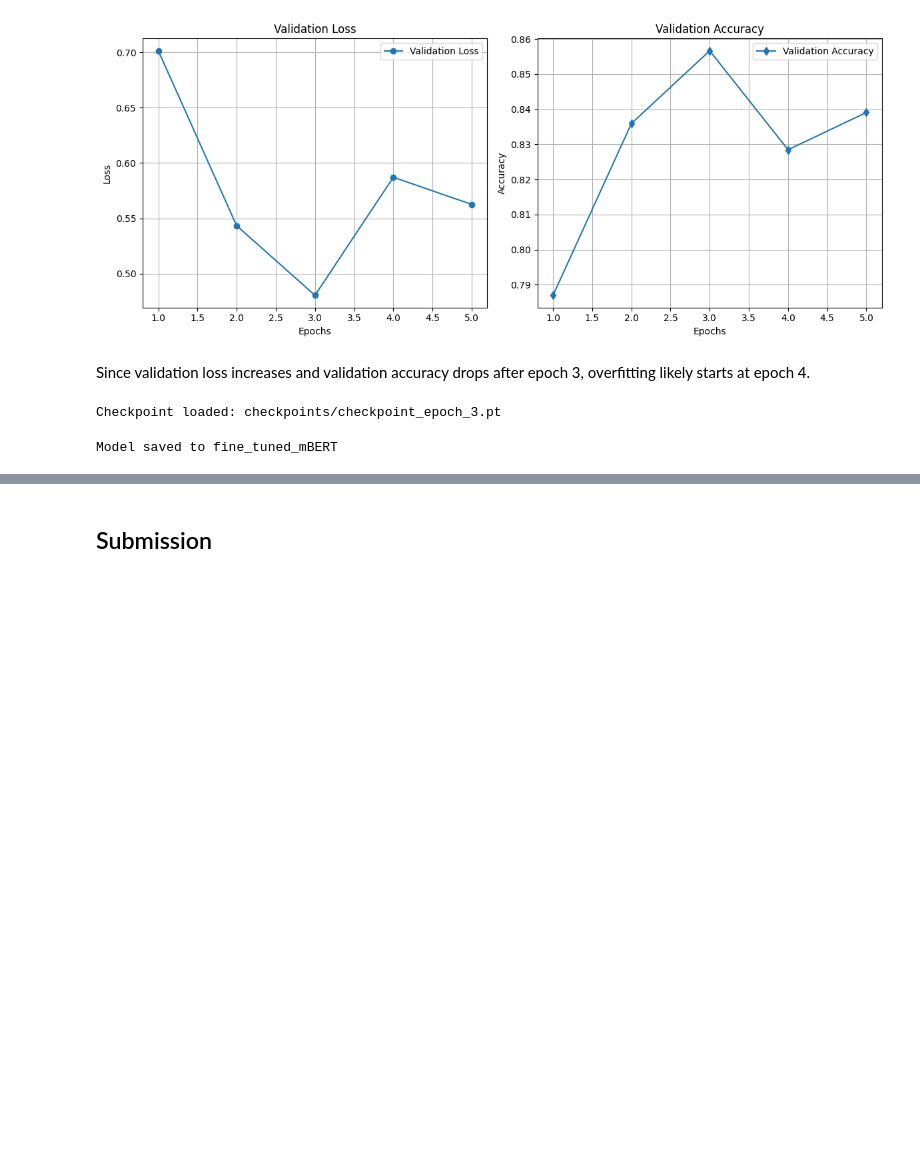
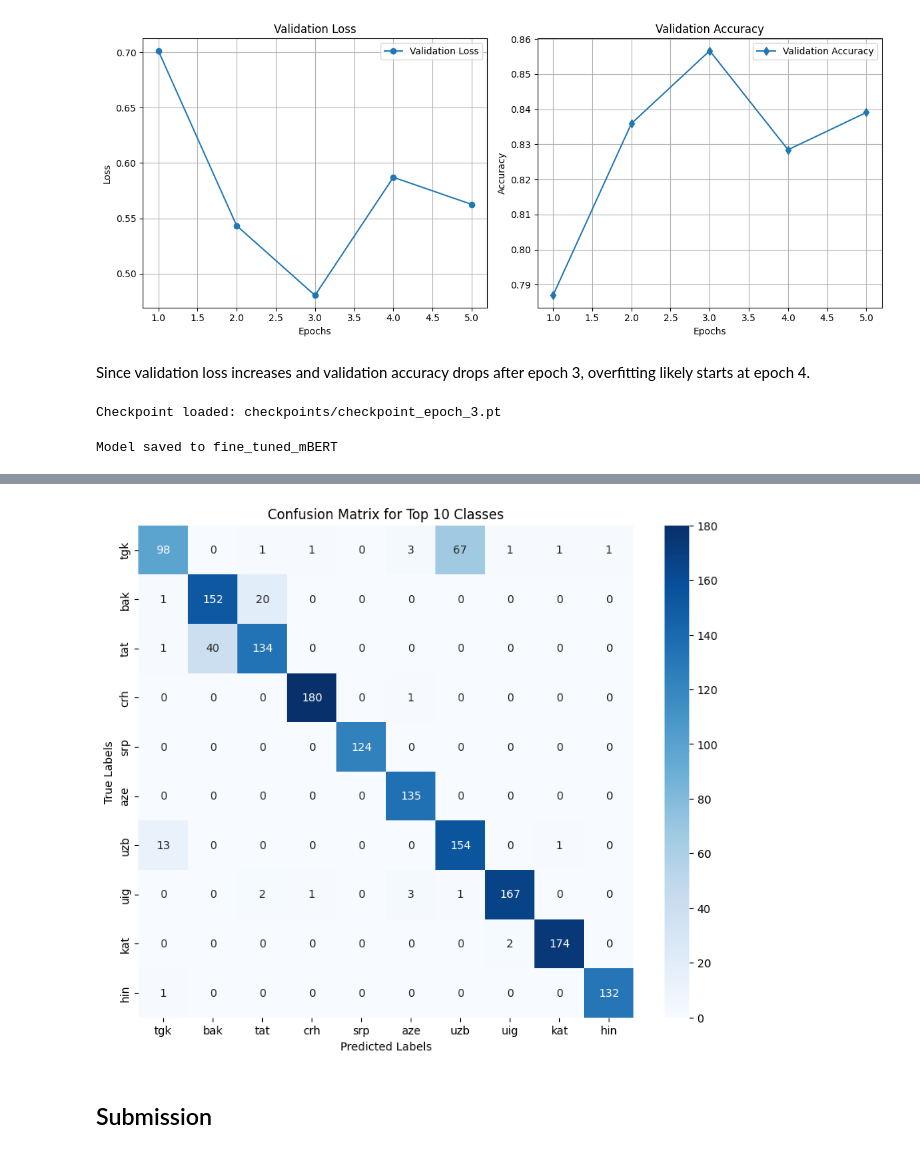
Before and after one commit to yuxianzuo/NLP_Kaggle, a Jupyter notebook: text_classifier.ipynb, the cells around one changed output, grey strips where cells are left out. Cells and saved outputs as stored; diff of their text form; code cells hidden in the pictures; blank space fills up the shorter version.

```diff
--- a/text_classifier.ipynb
+++ b/text_classifier.ipynb
@@ -540,0 +592,12 @@ Model saved to fine_tuned_mBERT
+# %%
+true_labels, pred_labels = evaluate_and_get_predictions(model, val_dataloader)
+# %%
+int_to_label = {v: k for k, v in label_to_int.items()}
+
+true_labels = [int_to_label[label] for label in true_labels]
+pred_labels = [int_to_label[label] for label in pred_labels]
+# %%
+label_counts = Counter(true_labels)
+top_10_classes = [label for label, _ in label_counts.most_common(10)]
+
+print("Top 10 Most Frequent Classes:", top_10_classes)
@@ -540,0 +606,9 @@ Model saved to fine_tuned_mBERT
+# %%
+# Filter the labels for the top 10 classes
+filtered_indices = [i for i in range(len(true_labels)) if true_labels[i] in top_10_classes]
+
+filtered_true = [true_labels[i] for i in filtered_indices]
+filtered_pred = [pred_labels[i] for i in filtered_indices]
+
+report = classification_report(filtered_true, filtered_pred, labels=top_10_classes, target_names=top_10_classes)
+print(report)
@@ -541,3 +632,16 @@ Model saved to fine_tuned_mBERT
+# %%
+# Compute confusion matrix
+cm = confusion_matrix(filtered_true, filtered_pred, labels=top_10_classes)
+
+# Plot confusion matrix
+plt.figure(figsize=(10, 8))
+sns.heatmap(cm, annot=True, fmt="d", cmap="Blues", xticklabels=top_10_classes, yticklabels=top_10_classes)
+plt.xlabel("Predicted Labels")
+plt.ylabel("True Labels")
+plt.title("Confusion Matrix for Top 10 Classes")
+plt.show()
+# %% [output]
+[figure, added]
 # %% [markdown]
 ## Submission
 # %%
```
Also changed, not shown: parts of 9 cells of this notebook.
